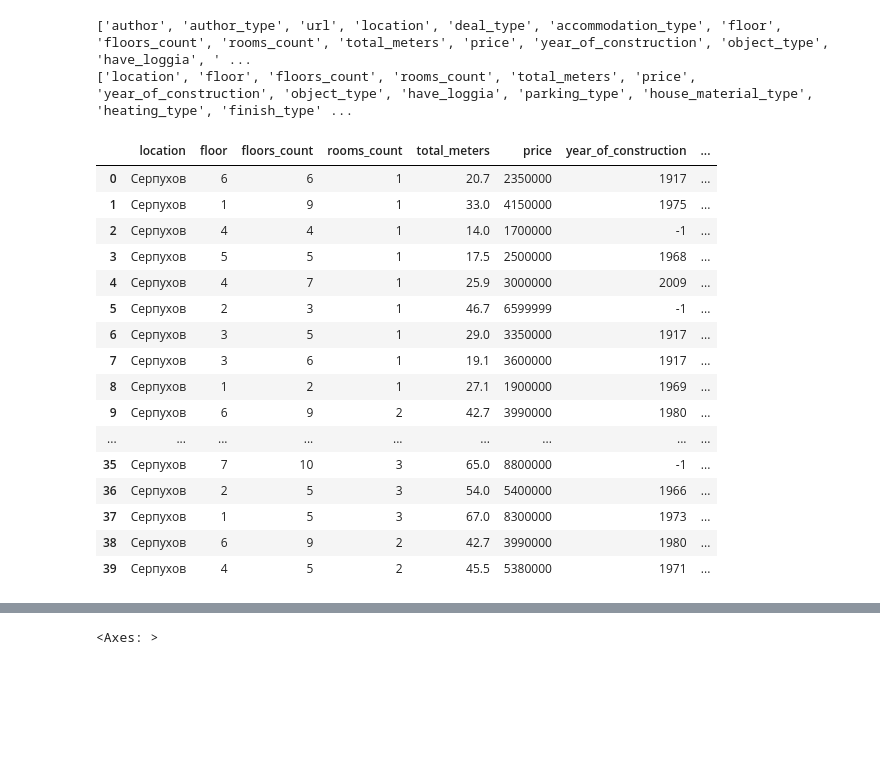
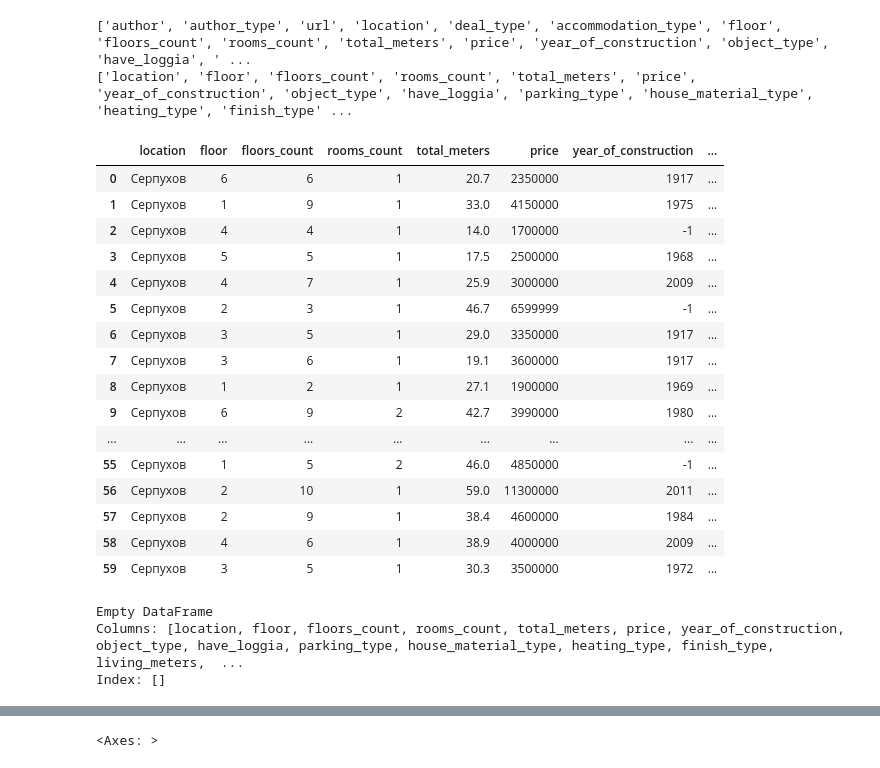
Before and after one commit to darinbtw/intensiv1, a Jupyter notebook: Untitled-1.ipynb, the cells around one changed output, grey strips where cells are left out. Saved outputs shown, nothing was run; the diff lists cells and outputs as text; code cells hidden in the pictures; blank space fills up the shorter version.

```diff
--- a/Untitled-1.ipynb
+++ b/Untitled-1.ipynb
@@ -61,25 +61,32 @@ print(columns)
 ['author', 'author_type', 'url', 'location', 'deal_type', 'accommodation_type', 'floor', 'floors_count', 'rooms_count', 'total_meters', 'price', 'year_of_construction', 'object_type', 'have_loggia', ' ...
 ['location', 'floor', 'floors_count', 'rooms_count', 'total_meters', 'price', 'year_of_construction', 'object_type', 'have_loggia', 'parking_type', 'house_material_type', 'heating_type', 'finish_type' ...
 # %%
-df.head(40)
+df.head(60)
 # %% [output]
 |  | location | floor | floors_count | rooms_count | total_meters | price | year_of_construction | ... |
 | 0 | Серпухов | 6 | 6 | 1 | 20.7 | 2350000 | 1917 | ... |
 | 1 | Серпухов | 1 | 9 | 1 | 33.0 | 4150000 | 1975 | ... |
 | 2 | Серпухов | 4 | 4 | 1 | 14.0 | 1700000 | -1 | ... |
 | 3 | Серпухов | 5 | 5 | 1 | 17.5 | 2500000 | 1968 | ... |
 | 4 | Серпухов | 4 | 7 | 1 | 25.9 | 3000000 | 2009 | ... |
 | 5 | Серпухов | 2 | 3 | 1 | 46.7 | 6599999 | -1 | ... |
 | 6 | Серпухов | 3 | 5 | 1 | 29.0 | 3350000 | 1917 | ... |
 | 7 | Серпухов | 3 | 6 | 1 | 19.1 | 3600000 | 1917 | ... |
 | 8 | Серпухов | 1 | 2 | 1 | 27.1 | 1900000 | 1969 | ... |
 | 9 | Серпухов | 6 | 9 | 2 | 42.7 | 3990000 | 1980 | ... |
 | ... | ... | ... | ... | ... | ... | ... | ... | ... |
-| 35 | Серпухов | 7 | 10 | 3 | 65.0 | 8800000 | -1 | ... |
-| 36 | Серпухов | 2 | 5 | 3 | 54.0 | 5400000 | 1966 | ... |
-| 37 | Серпухов | 1 | 5 | 3 | 67.0 | 8300000 | 1973 | ... |
-| 38 | Серпухов | 6 | 9 | 2 | 42.7 | 3990000 | 1980 | ... |
-| 39 | Серпухов | 4 | 5 | 2 | 45.5 | 5380000 | 1971 | ... |
+| 55 | Серпухов | 1 | 5 | 2 | 46.0 | 4850000 | -1 | ... |
+| 56 | Серпухов | 2 | 10 | 1 | 59.0 | 11300000 | 2011 | ... |
+| 57 | Серпухов | 2 | 9 | 1 | 38.4 | 4600000 | 1984 | ... |
+| 58 | Серпухов | 4 | 6 | 1 | 38.9 | 4000000 | 2009 | ... |
+| 59 | Серпухов | 3 | 5 | 1 | 30.3 | 3500000 | 1972 | ... |
+# %%
+result = df.query('house_material_type == -1')
+print(result)
+# %% [output]
+Empty DataFrame
+Columns: [location, floor, floors_count, rooms_count, total_meters, price, year_of_construction, object_type, have_loggia, parking_type, house_material_type, heating_type, finish_type, living_meters,  ...
+Index: []
 # %%
 print(df.describe())
 # %% [output]
```
Also changed, not shown: parts of 6 cells of this notebook, 3 other files.
